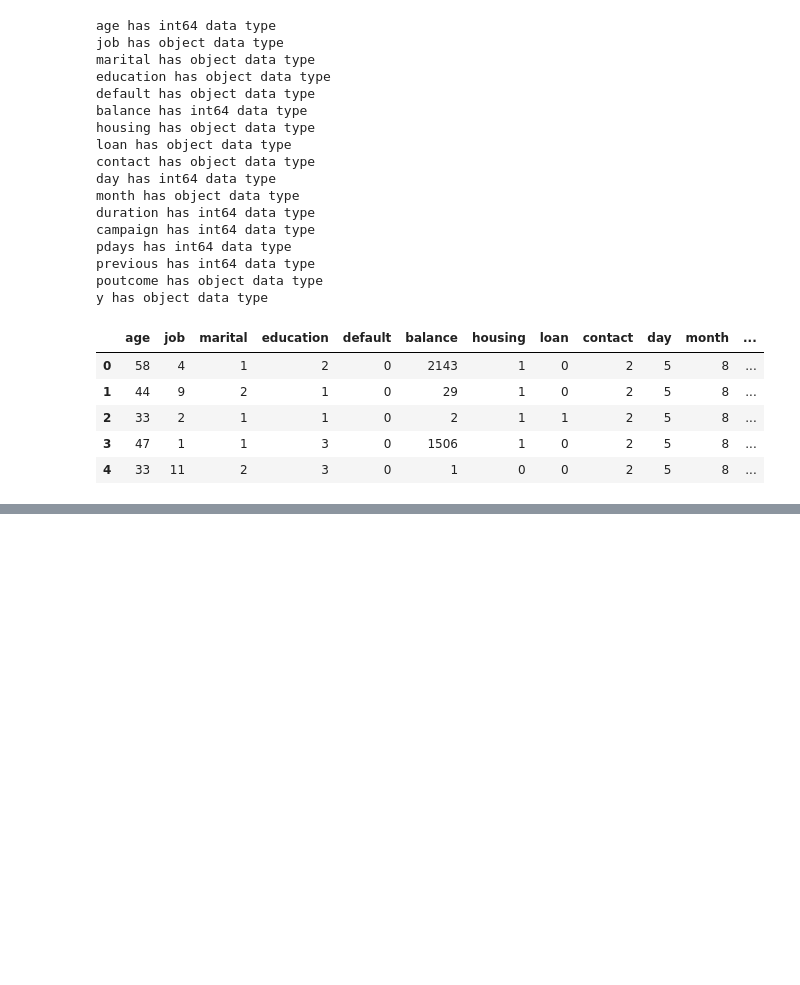
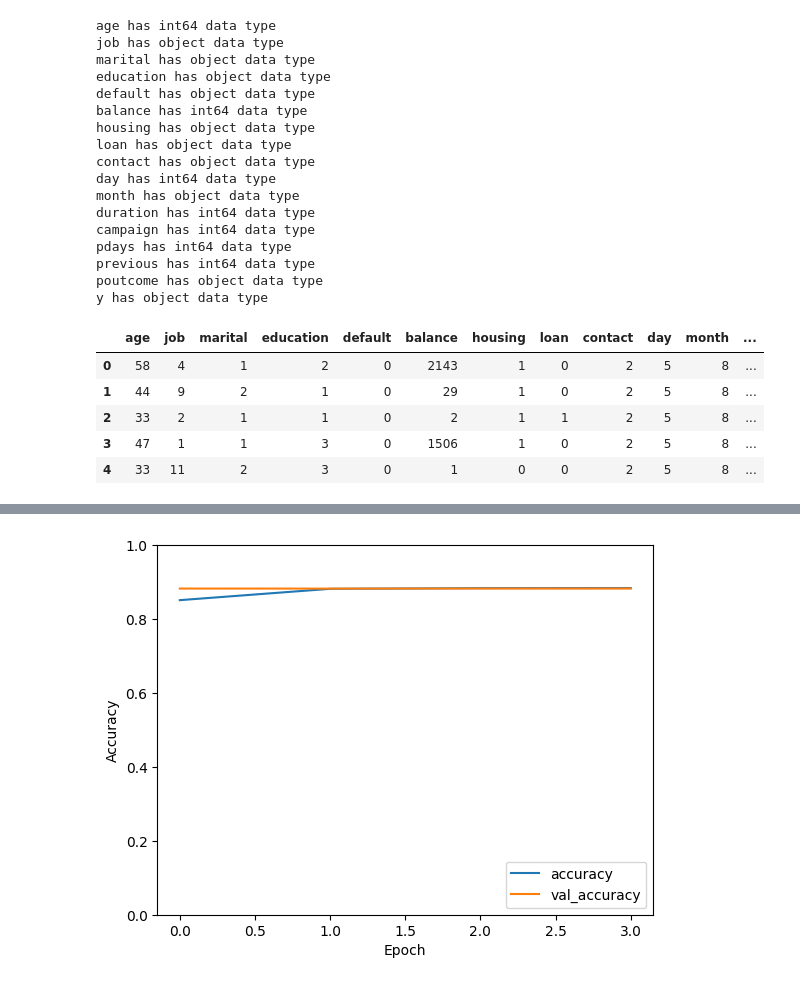
Before and after one commit to DecX-x/Client_Prediction, a Jupyter notebook: main.ipynb, the cells around one changed output, grey strips where cells are left out. Saved outputs shown, nothing was run; the diff lists cells and outputs as text; code cells hidden in the pictures; blank space fills up the shorter version.

```diff
--- a/main.ipynb
+++ b/main.ipynb
@@ -96,19 +132,24 @@ plt.show()
 # %%
-# feature engineering
-X = df.drop('y', axis=1)
+# create the feature and target variables
+X = df.drop(['y'], axis=1)
 y = df['y']
 
-# split the data into training and testing data
+# split the data into training and testing sets
 X_train, X_test, y_train, y_test = train_test_split(X, y, test_size=0.2, random_state=42)
 
-# create the model
-model = tf.keras.models.Sequential()
-model.add(tf.keras.layers.Dense(32, activation='relu', input_shape=(16,)))
-model.add(tf.keras.layers.Dense(32, activation='relu'))
-model.add(tf.keras.layers.Dense(1, activation='sigmoid'))
+# create the model with dropout and batch normalization
+model = tf.keras.models.Sequential([
+    tf.keras.layers.Dense(32, activation='relu', input_shape=(len(X.columns),)),
+    tf.keras.layers.BatchNormalization(),
+    tf.keras.layers.Dropout(0.2),
+    tf.keras.layers.Dense(64, activation='relu'),
+    tf.keras.layers.BatchNormalization(),
+    tf.keras.layers.Dropout(0.2),
+    tf.keras.layers.Dense(1, activation='sigmoid')
+])
 
+# compile the model
 model.compile(optimizer='adam', loss='binary_crossentropy', metrics=['accuracy'])
 
-# train the model
-model.fit(X_train, y_train, epochs=100)
+model.summary()
 # %% [output]
@@ -120,0 +173,5 @@ KeyboardInterrupt:
+# %%
+early_stopping = tf.keras.callbacks.EarlyStopping(patience=2)
+
+# train the model
+history = model.fit(X_train, y_train, epochs=100, batch_size=32, validation_split=0.2, callbacks=[early_stopping])
@@ -120,0 +187,13 @@ KeyboardInterrupt:
+# %%
+# evaluate the model
+model.evaluate(X_test, y_test)
+
+# plot the learning curves
+plt.plot(history.history['accuracy'], label='accuracy')
+plt.plot(history.history['val_accuracy'], label = 'val_accuracy')
+plt.xlabel('Epoch')
+plt.ylabel('Accuracy')
+plt.ylim([0, 1])
+plt.legend(loc='lower right')
+plt.show()
+# %% [output]
@@ -120,0 +201 @@ KeyboardInterrupt:
+[figure, added]
```
Also changed, not shown: parts of 9 cells of this notebook.
